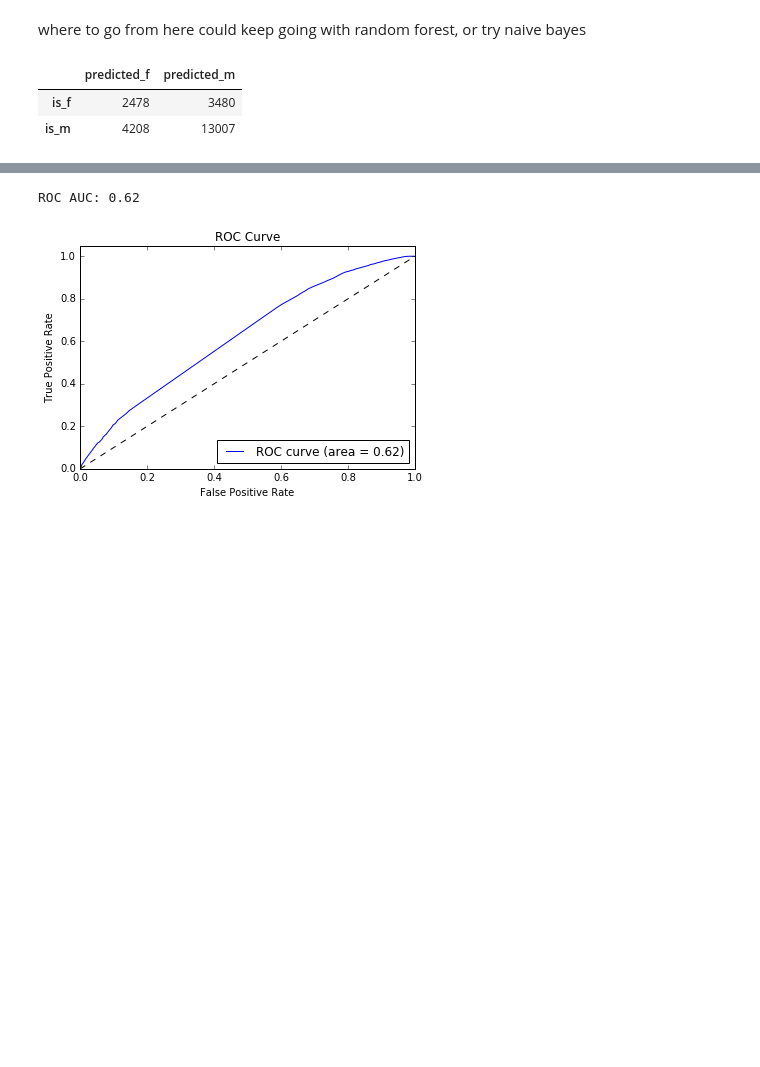
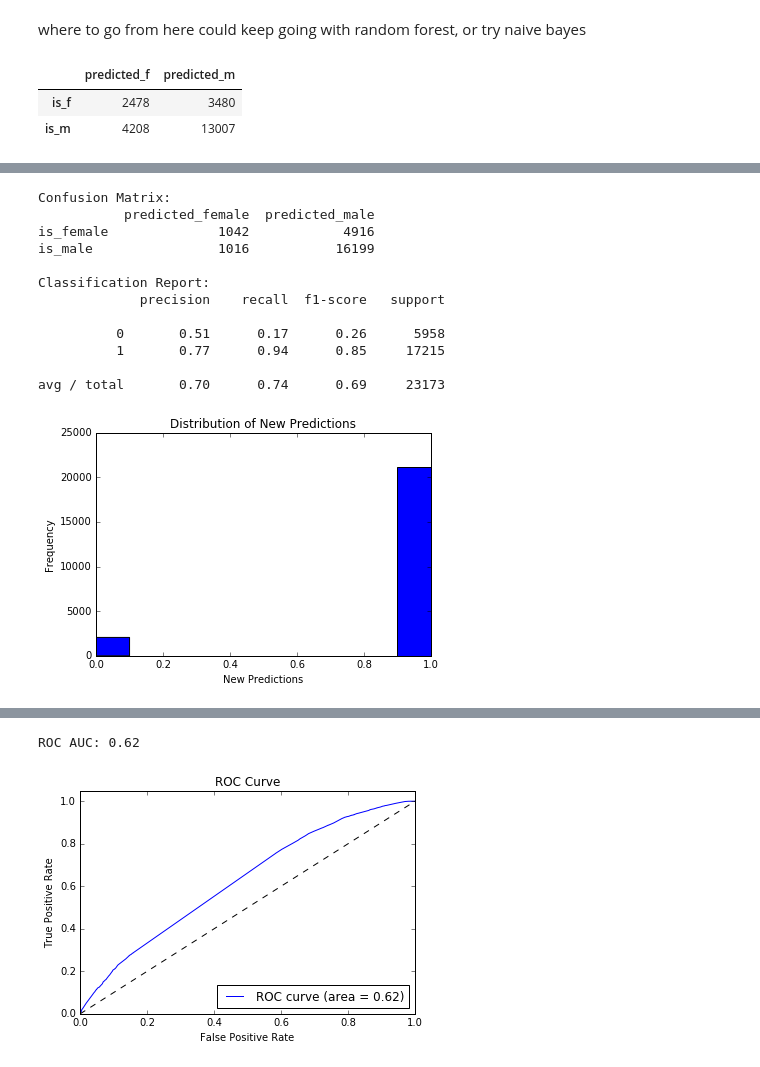
Before and after one commit to jillianhade/capstone_project, a Jupyter notebook: simpson_csv_preprocessing.ipynb, the cells around one changed output, grey strips where cells are left out. Saved outputs shown, nothing was run; the diff lists cells and outputs as text; code cells hidden in the pictures; blank space fills up the shorter version.

```diff
--- a/simpson_csv_preprocessing.ipynb
+++ b/simpson_csv_preprocessing.ipynb
@@ -240,0 +296,16 @@ Looks like my model overly predicts male characters...
+# %%
+tune_predictions(rf,x_test,y_test,.65)
+# %% [output]
+Confusion Matrix:
+           predicted_female  predicted_male
+is_female              1042            4916
+is_male                1016           16199
+
+Classification Report:
+             precision    recall  f1-score   support
+
+          0       0.51      0.17      0.26      5958
+          1       0.77      0.94      0.85     17215
+
+avg / total       0.70      0.74      0.69     23173
+[figure, added]
```
Also changed, not shown: parts of 18 cells of this notebook.
